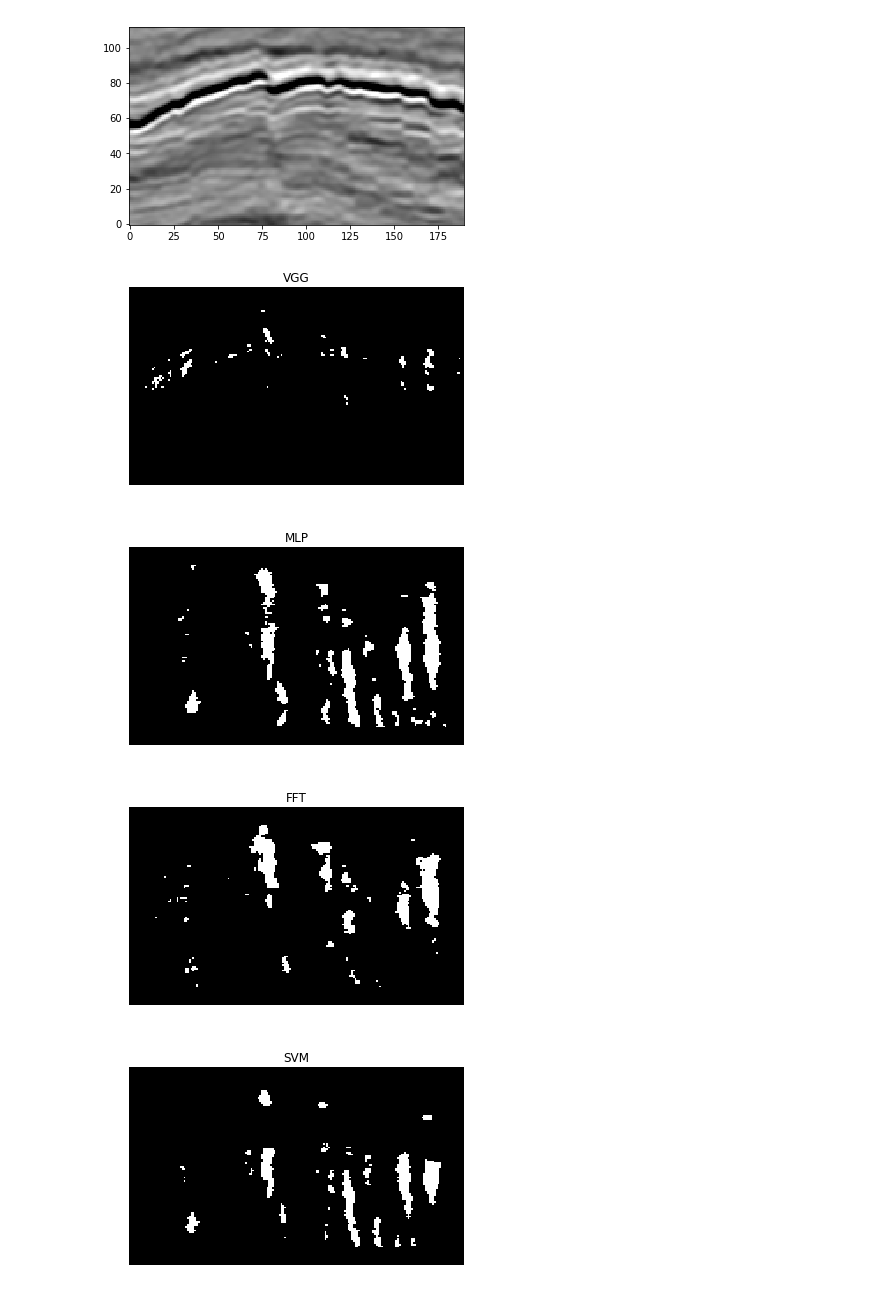
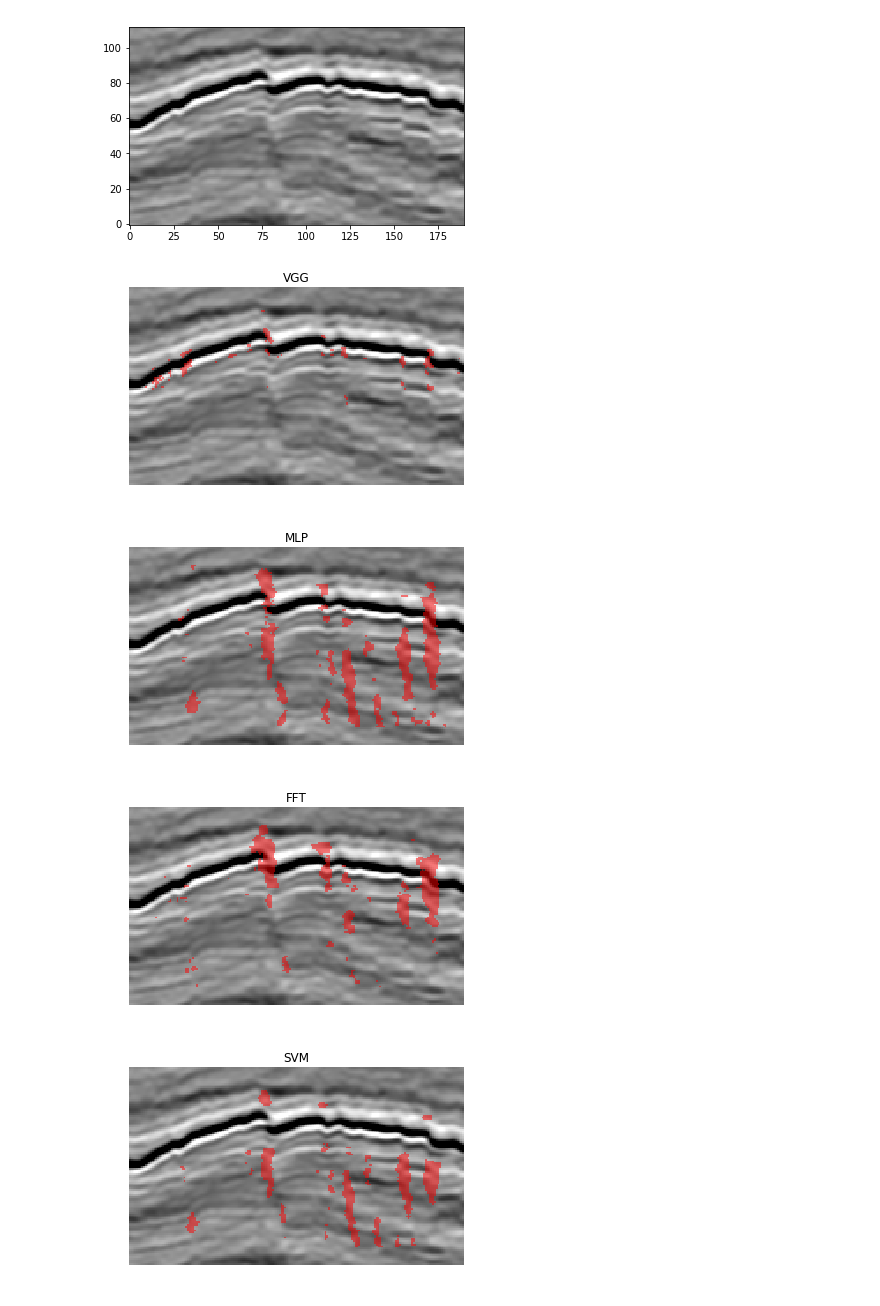
Before and after one commit to augustoicaro/SFD-CNN-TL, a Jupyter notebook: classifyAndView.ipynb, the cells around one changed output. Drawn from its saved outputs; the diff is of its cells as text; code cells hidden in the pictures.

```diff
--- a/classifyAndView.ipynb
+++ b/classifyAndView.ipynb
@@ -89,4 +91,4 @@ for k in range(int(nb_sections)):
     np.savetxt(output_dir + name, section, delimiter=" ")
 
     # Visualize
-    plt.imshow(section, cmap="gray")
+    plt.imshow(np.flipud(section), cmap="gray", origin = 'lower')
@@ -186,34 +255,35 @@ im.imsave('section.png', new_data, cmap="gray")
 # %%
 classification_files = {}
 classification_files['VGG'] = 'output/classification/classification_VGG_inl244.txt'
 classification_files['MLP'] = 'output/classification/classification_MLP_inl244.txt'
 classification_files['FFT'] = 'output/classification/classification_FFT_inl244.txt'
 classification_files['SVM'] = 'output/classification/classification_SVM_inl244.txt'
 
 for model, file in classification_files.items():
     mask = np.zeros(my_data.shape)
     classification = open(file, 'r')
     for line in classification:
         if int(line.split()[1]) == 1:
             patch = line.split()[0]
             x = int(patch.split("_")[2])
             y = int(patch.split("_")[3].split(".")[0])
             mask[x,y] = 1
 
     plt.figure()
     plt.title(model)
     plt.axis('off')
-    plt.imshow(np.flipud(mask), origin='lower', cmap="gray")
+    plt.imshow(np.flipud(my_data), origin='lower', cmap="gray", vmin=-4500, vmax=4500)
+    plt.imshow(np.flipud(mask), origin='lower', cmap="faults")
 
     # resize data to save in bigger resolution
     new_data = np.zeros(np.array(mask.shape) * scale_factor)
     for j in range(mask.shape[0]):
         for k in range(mask.shape[1]):
             new_data[j * scale_factor: (j+1) * scale_factor, k * scale_factor: (k+1) * scale_factor] = mask[j, k]
 
     im.imsave('mask'+model+'.png', new_data, cmap="gray")
 # %% [output]
-[figure, old version]
+[figure, new version]
-[figure, old version]
+[figure, new version]
-[figure, old version]
+[figure, new version]
-[figure, old version]
+[figure, new version]
```
Also changed, not shown: parts of 19 cells of this notebook.
